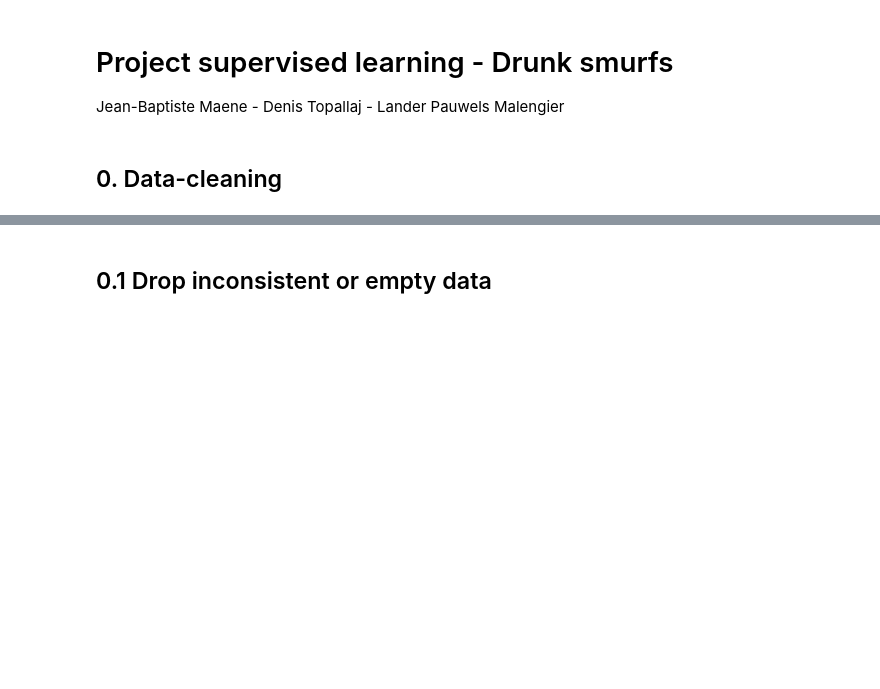
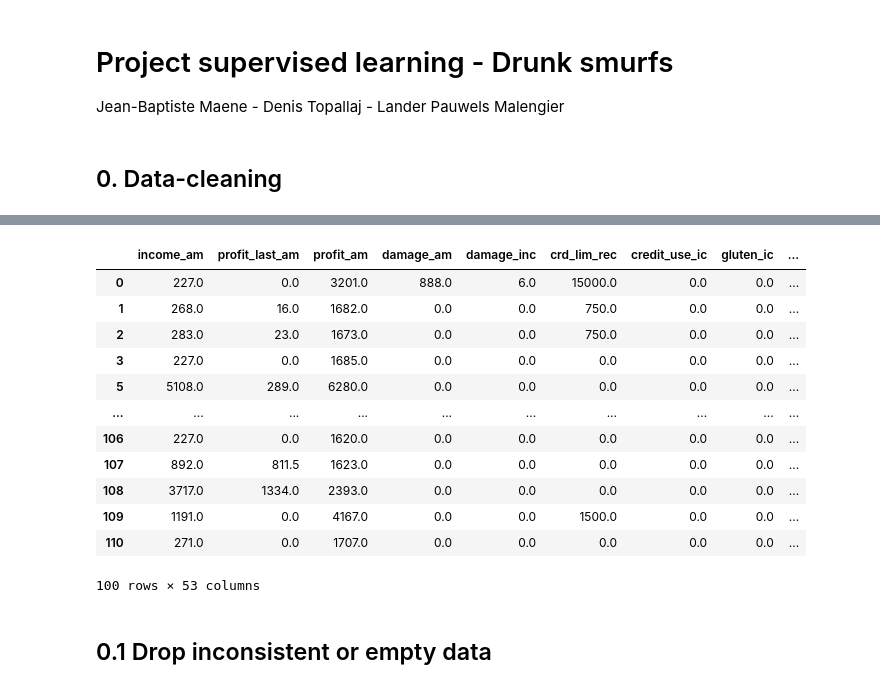
Before and after one commit to Detopall/machine-learning-project, a Jupyter notebook: data_cleaning.ipynb, the cells around one changed output, grey strips where cells are left out. Drawn from its saved outputs; the diff is of its cells as text; code cells hidden in the pictures; blank space fills up the shorter version.

```diff
--- a/data_cleaning.ipynb
+++ b/data_cleaning.ipynb
@@ -22,3 +110,21 @@ df_test = pd.read_csv('score.csv')
+# %%
+filtered_df = df[(df['income_am'] == 0) | (df['profit_last_am'] == 0) | (df['profit_am'] == 0) | (df['damage_am'] == 0)]
+
+filtered_df.head(100)
+# %% [output]
+|  | income_am | profit_last_am | profit_am | damage_am | damage_inc | crd_lim_rec | credit_use_ic | gluten_ic | ... |
+| 0 | 227.0 | 0.0 | 3201.0 | 888.0 | 6.0 | 15000.0 | 0.0 | 0.0 | ... |
+| 1 | 268.0 | 16.0 | 1682.0 | 0.0 | 0.0 | 750.0 | 0.0 | 0.0 | ... |
+| 2 | 283.0 | 23.0 | 1673.0 | 0.0 | 0.0 | 750.0 | 0.0 | 0.0 | ... |
+| 3 | 227.0 | 0.0 | 1685.0 | 0.0 | 0.0 | 0.0 | 0.0 | 0.0 | ... |
+| 5 | 5108.0 | 289.0 | 6280.0 | 0.0 | 0.0 | 0.0 | 0.0 | 0.0 | ... |
+| ... | ... | ... | ... | ... | ... | ... | ... | ... | ... |
+| 106 | 227.0 | 0.0 | 1620.0 | 0.0 | 0.0 | 0.0 | 0.0 | 0.0 | ... |
+| 107 | 892.0 | 811.5 | 1623.0 | 0.0 | 0.0 | 0.0 | 0.0 | 0.0 | ... |
+| 108 | 3717.0 | 1334.0 | 2393.0 | 0.0 | 0.0 | 0.0 | 0.0 | 0.0 | ... |
+| 109 | 1191.0 | 0.0 | 4167.0 | 0.0 | 0.0 | 1500.0 | 0.0 | 0.0 | ... |
+| 110 | 271.0 | 0.0 | 1707.0 | 0.0 | 0.0 | 0.0 | 0.0 | 0.0 | ... |
+100 rows × 53 columns
 # %% [markdown]
 ## 0.1 Drop inconsistent or empty data
 # %% [markdown]
```
Also changed, not shown: parts of 30 cells of this notebook.
